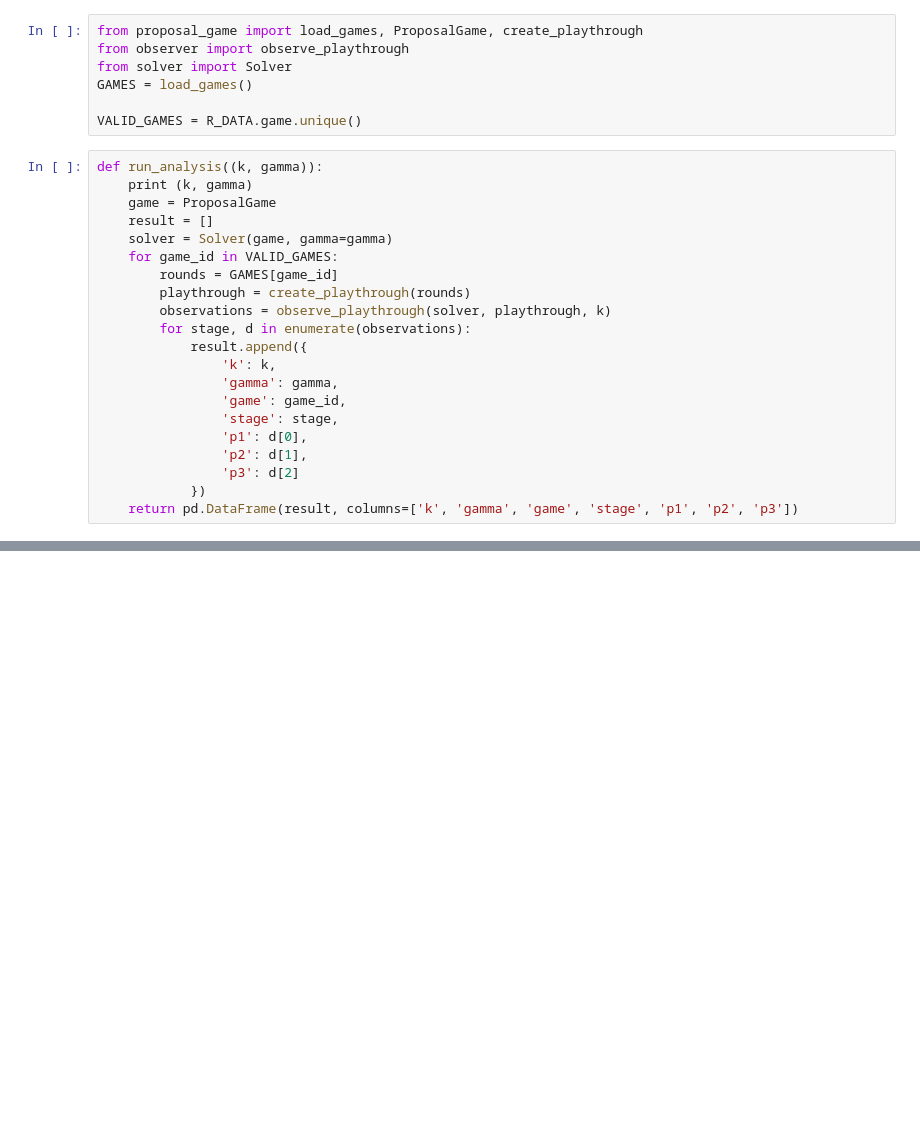
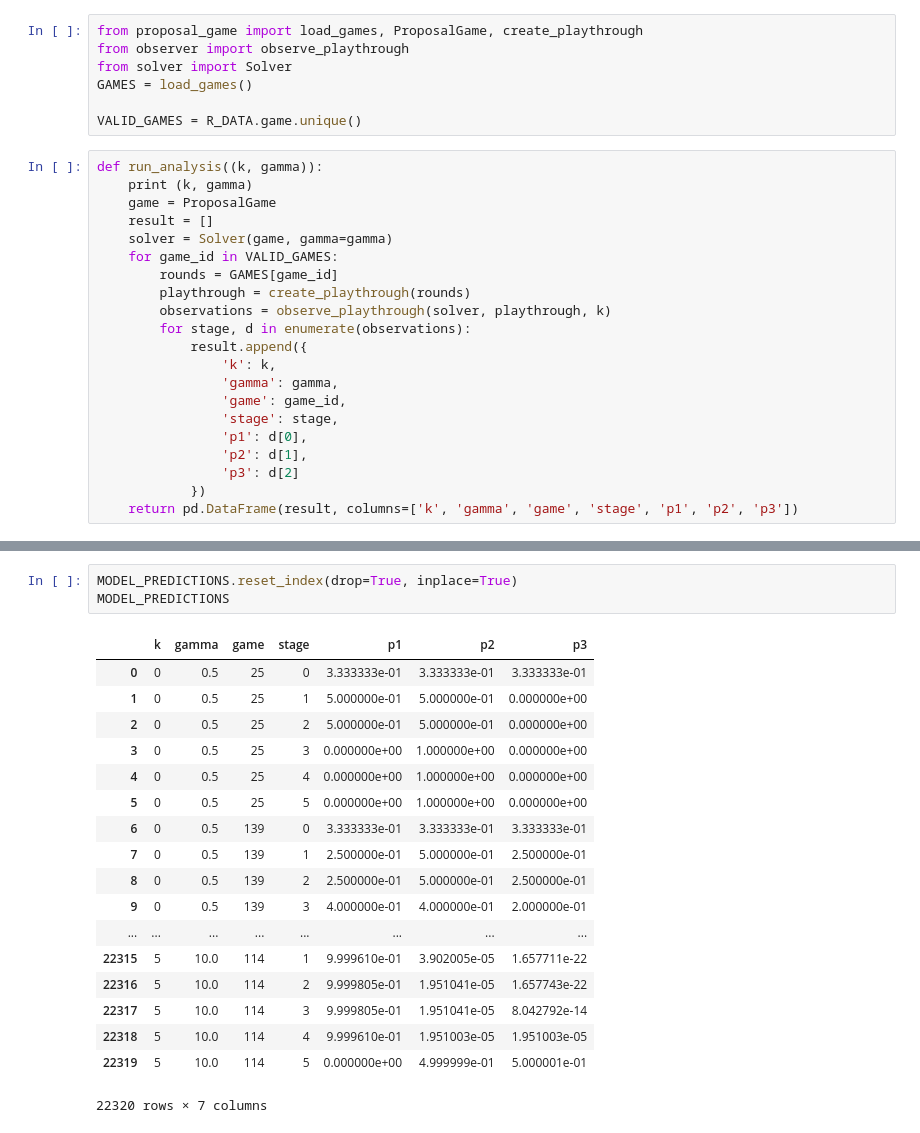
Before and after one commit to Detry322/avalon-bot, a Jupyter notebook: bimdp/Analyze_Human.ipynb, the cells around one changed output, grey strips where cells are left out. Cells and saved outputs as stored; diff of their text form; blank space fills up the shorter version.

```diff
--- a/bimdp/Analyze_Human.ipynb
+++ b/bimdp/Analyze_Human.ipynb
@@ -111,0 +115,22 @@ MODEL_PREDICTIONS = pd.concat(results)
+# %%
+MODEL_PREDICTIONS.reset_index(drop=True, inplace=True)
+MODEL_PREDICTIONS
+# %% [output]
+|  | k | gamma | game | stage | p1 | p2 | p3 |
+| 0 | 0 | 0.5 | 25 | 0 | 3.333333e-01 | 3.333333e-01 | 3.333333e-01 |
+| 1 | 0 | 0.5 | 25 | 1 | 5.000000e-01 | 5.000000e-01 | 0.000000e+00 |
+| 2 | 0 | 0.5 | 25 | 2 | 5.000000e-01 | 5.000000e-01 | 0.000000e+00 |
+| 3 | 0 | 0.5 | 25 | 3 | 0.000000e+00 | 1.000000e+00 | 0.000000e+00 |
+| 4 | 0 | 0.5 | 25 | 4 | 0.000000e+00 | 1.000000e+00 | 0.000000e+00 |
+| 5 | 0 | 0.5 | 25 | 5 | 0.000000e+00 | 1.000000e+00 | 0.000000e+00 |
+| 6 | 0 | 0.5 | 139 | 0 | 3.333333e-01 | 3.333333e-01 | 3.333333e-01 |
+| 7 | 0 | 0.5 | 139 | 1 | 2.500000e-01 | 5.000000e-01 | 2.500000e-01 |
+| 8 | 0 | 0.5 | 139 | 2 | 2.500000e-01 | 5.000000e-01 | 2.500000e-01 |
+| 9 | 0 | 0.5 | 139 | 3 | 4.000000e-01 | 4.000000e-01 | 2.000000e-01 |
+| ... | ... | ... | ... | ... | ... | ... | ... |
+| 22315 | 5 | 10.0 | 114 | 1 | 9.999610e-01 | 3.902005e-05 | 1.657711e-22 |
+| 22316 | 5 | 10.0 | 114 | 2 | 9.999805e-01 | 1.951041e-05 | 1.657743e-22 |
+| 22317 | 5 | 10.0 | 114 | 3 | 9.999805e-01 | 1.951041e-05 | 8.042792e-14 |
+| 22318 | 5 | 10.0 | 114 | 4 | 9.999610e-01 | 1.951003e-05 | 1.951003e-05 |
+| 22319 | 5 | 10.0 | 114 | 5 | 0.000000e+00 | 4.999999e-01 | 5.000001e-01 |
+22320 rows × 7 columns
```
Also changed, not shown: parts of 13 cells of this notebook, 3 other files.
